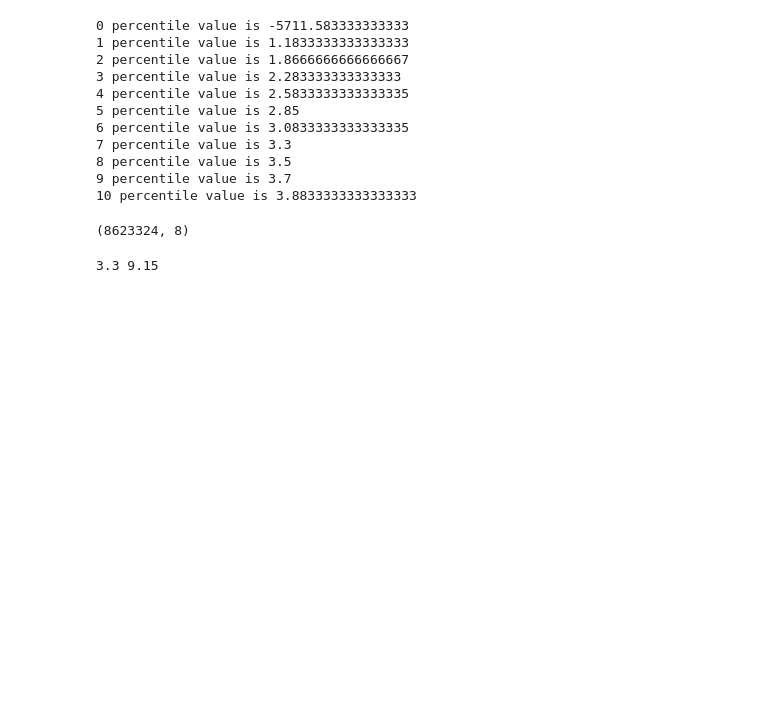
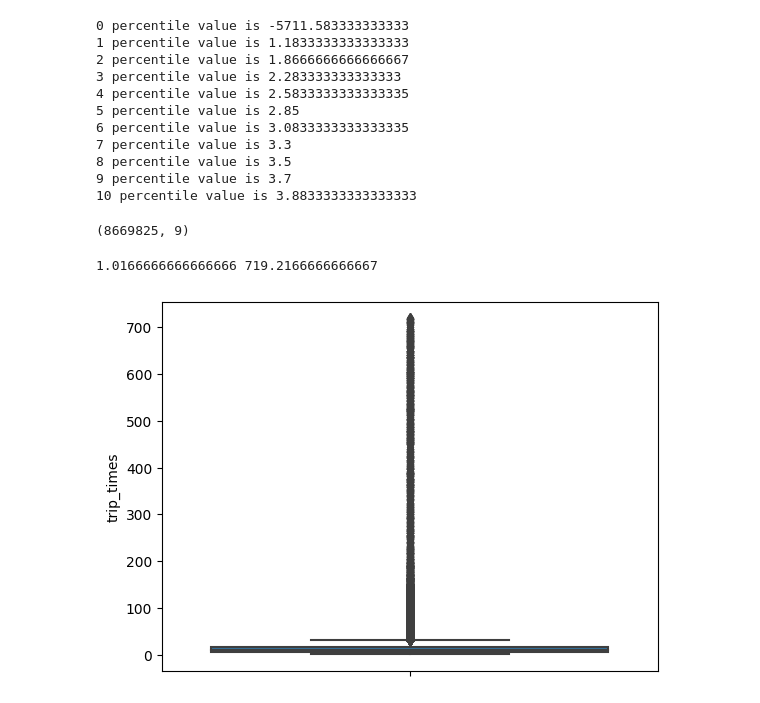
Before and after one commit to SoftwareApplicatiokn/newyork_taxi, a Jupyter notebook: read_file.ipynb, the cells around one changed output. Cells and saved outputs as stored; diff of their text form; code cells hidden in the pictures; blank space fills up the shorter version.

```diff
--- a/read_file.ipynb
+++ b/read_file.ipynb
@@ -88,7 +90,7 @@ def return_with_trip_times(month):
     durations = (np.array(duration_dropoff) - np.array(duration_pickup)) / onemin
     #print(durations)
 
-    new_frame = month[['passenger_count','trip_distance','PULocationID','DOLocationID', 'total_amount']]
+    new_frame = month[['passenger_count','trip_distance','PULocationID','DOLocationID', 'total_amount', 'tip_amount']]
 
     # 이동 시간과 이동 속도를 담은 새 데이터 생성
     new_frame['trip_times'] = durations
@@ -180,14 +181,21 @@ for i in range(0, 11):
 9 percentile value is 3.7
 10 percentile value is 3.8833333333333333
 # %%
-# 시간이 이상하게 튀는 값 삭제
-frame_with_durations_modified=frame_with_durations[(frame_with_durations.trip_times>1) & (frame_with_durations.trip_times<60)]
+# 시간이 이상하게 튀는 값 삭제(12시간까지) -> 더 줄여도될듯?
+frame_with_durations_modified=frame_with_durations[(frame_with_durations.trip_times>1) & (frame_with_durations.trip_times<120)]
 print(frame_with_durations_modified.shape)
 # %% [output]
-(8623324, 8)
+(8669825, 9)
 # %%
-# 튀는 값 수정 이후 최대 최소
 var = frame_with_durations_modified["trip_times"].values
+var = np.sort(var, axis=None)
 print(var[0], var[-1])
 # %% [output]
-3.3 9.15
+1.0166666666666666 719.2166666666667
+# %%
+sns.boxplot(y="trip_times", data=frame_with_durations_modified)
+plt.show()
+# 왜 최댓값 30대???
+# -> 1사분위수, 3사분위수에서 상자 길이의 1.5배 떨어진 거리가 최소, 최대값을 의미
+# %% [output]
+[figure, added]
```
Also changed, not shown: parts of 39 cells of this notebook.
